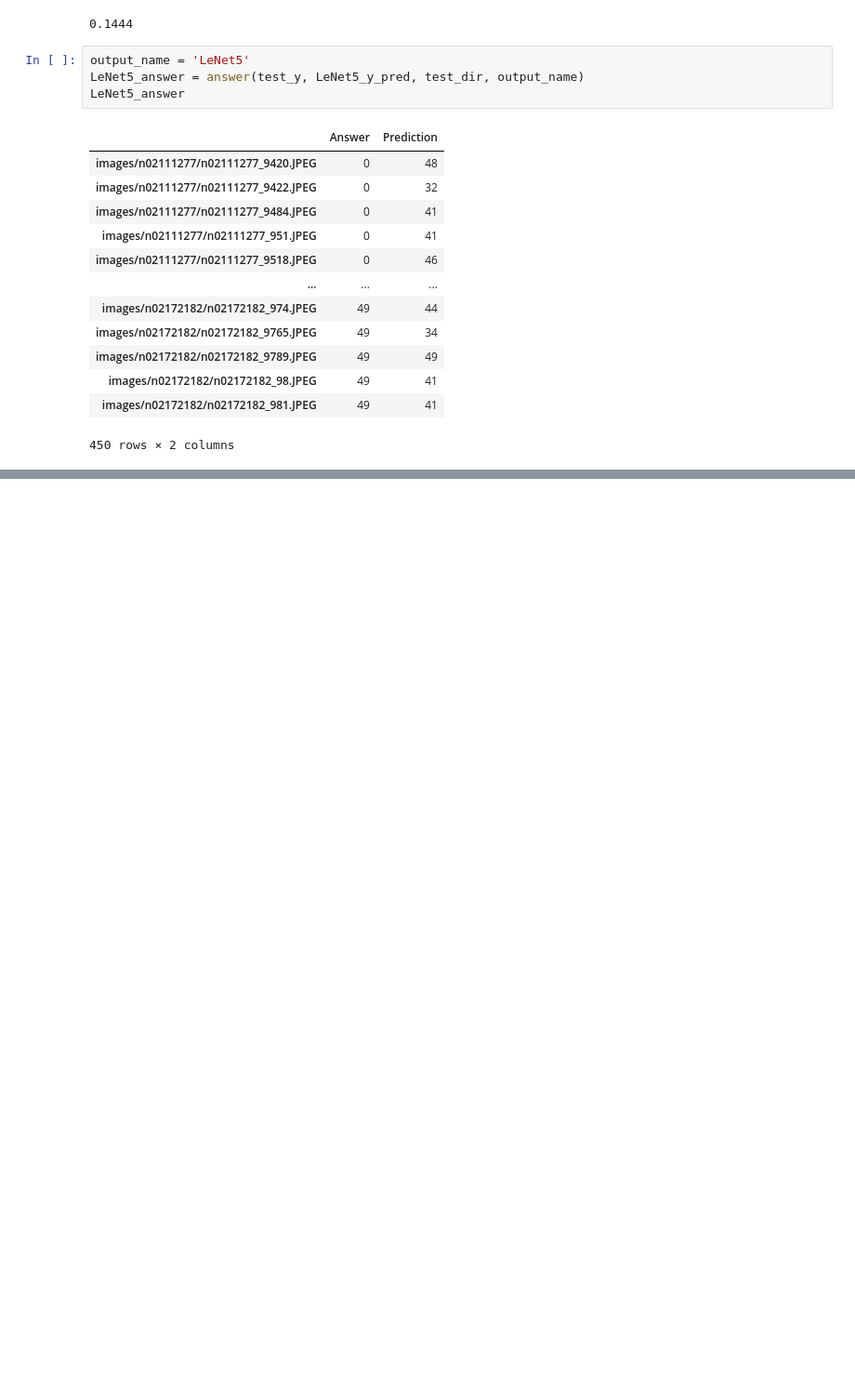
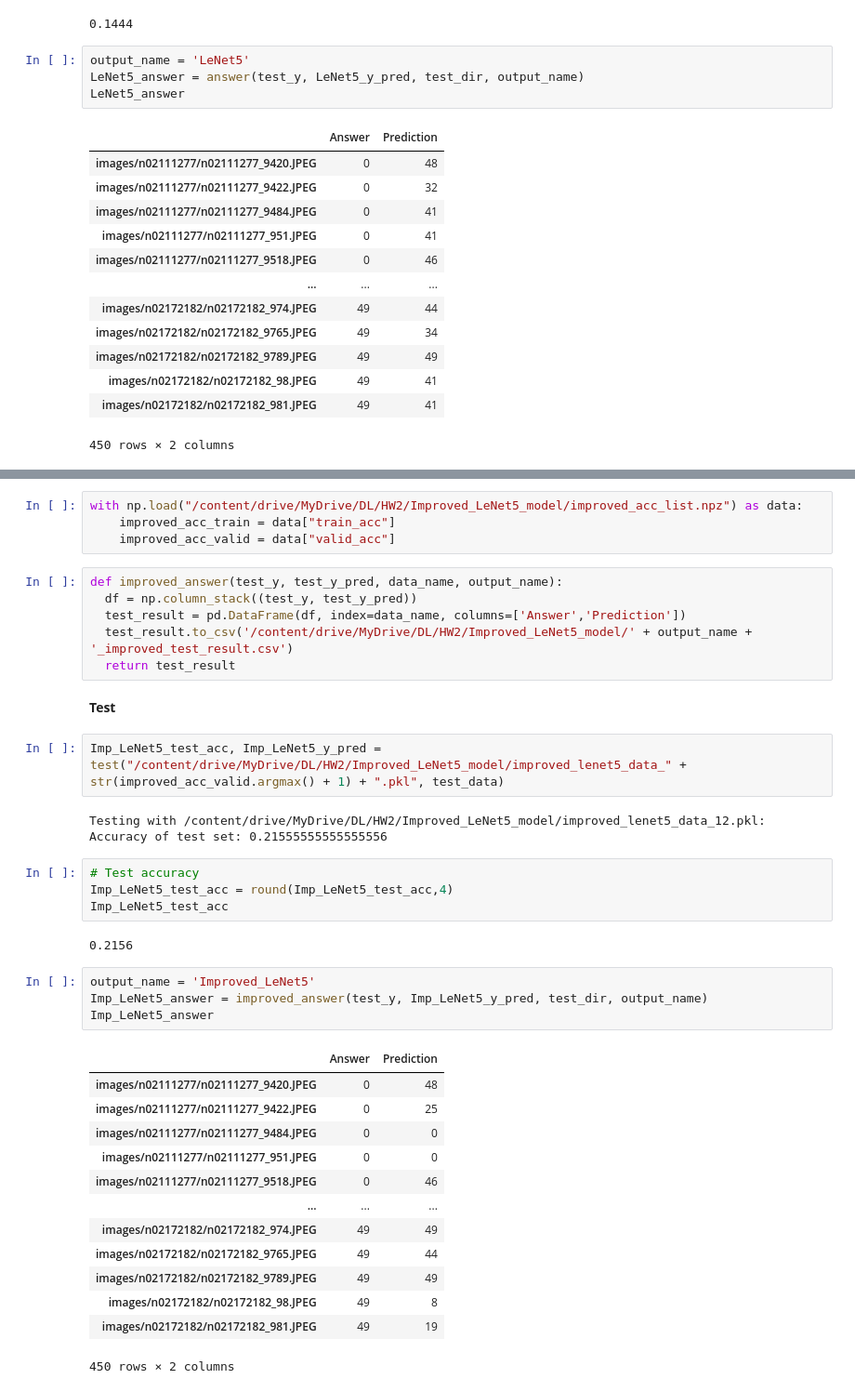
Before and after one commit to podo47/DL_HW2_Handcraft_LeNet5-Computational_Graph, a Jupyter notebook: DL_HW2_Handcraft_Lenet5.ipynb, the cells around one changed output, grey strips where cells are left out. Shown: that part at 93% size. Drawn from its saved outputs; the diff is of its cells as text; blank space fills up the shorter version.

```diff
--- a/DL_HW2_Handcraft_Lenet5.ipynb
+++ b/DL_HW2_Handcraft_Lenet5.ipynb
@@ -614,0 +780,41 @@ LeNet5_answer
+# %%
+with np.load("/content/drive/MyDrive/DL/HW2/Improved_LeNet5_model/improved_acc_list.npz") as data:
+    improved_acc_train = data["train_acc"]
+    improved_acc_valid = data["valid_acc"]
+# %%
+def improved_answer(test_y, test_y_pred, data_name, output_name):
+  df = np.column_stack((test_y, test_y_pred))
+  test_result = pd.DataFrame(df, index=data_name, columns=['Answer','Prediction'])
+  test_result.to_csv('/content/drive/MyDrive/DL/HW2/Improved_LeNet5_model/' + output_name + '_improved_test_result.csv')
+  return test_result
+# %% [markdown]
+**Test**
+# %%
+Imp_LeNet5_test_acc, Imp_LeNet5_y_pred = test("/content/drive/MyDrive/DL/HW2/Improved_LeNet5_model/improved_lenet5_data_" + str(improved_acc_valid.argmax() + 1) + ".pkl", test_data)
+# %% [output]
+Testing with /content/drive/MyDrive/DL/HW2/Improved_LeNet5_model/improved_lenet5_data_12.pkl:
+Accuracy of test set: 0.21555555555555556
+# %%
+# Test accuracy
+Imp_LeNet5_test_acc = round(Imp_LeNet5_test_acc,4)
+Imp_LeNet5_test_acc
+# %% [output]
+0.2156
+# %%
+output_name = 'Improved_LeNet5'
+Imp_LeNet5_answer = improved_answer(test_y, Imp_LeNet5_y_pred, test_dir, output_name)
+Imp_LeNet5_answer
+# %% [output]
+|  | Answer | Prediction |
+| images/n02111277/n02111277_9420.JPEG | 0 | 48 |
+| images/n02111277/n02111277_9422.JPEG | 0 | 25 |
+| images/n02111277/n02111277_9484.JPEG | 0 | 0 |
+| images/n02111277/n02111277_951.JPEG | 0 | 0 |
+| images/n02111277/n02111277_9518.JPEG | 0 | 46 |
+| ... | ... | ... |
+| images/n02172182/n02172182_974.JPEG | 49 | 49 |
+| images/n02172182/n02172182_9765.JPEG | 49 | 44 |
+| images/n02172182/n02172182_9789.JPEG | 49 | 49 |
+| images/n02172182/n02172182_98.JPEG | 49 | 8 |
+| images/n02172182/n02172182_981.JPEG | 49 | 19 |
+450 rows × 2 columns
```
Also changed, not shown: parts of 11 cells of this notebook.
